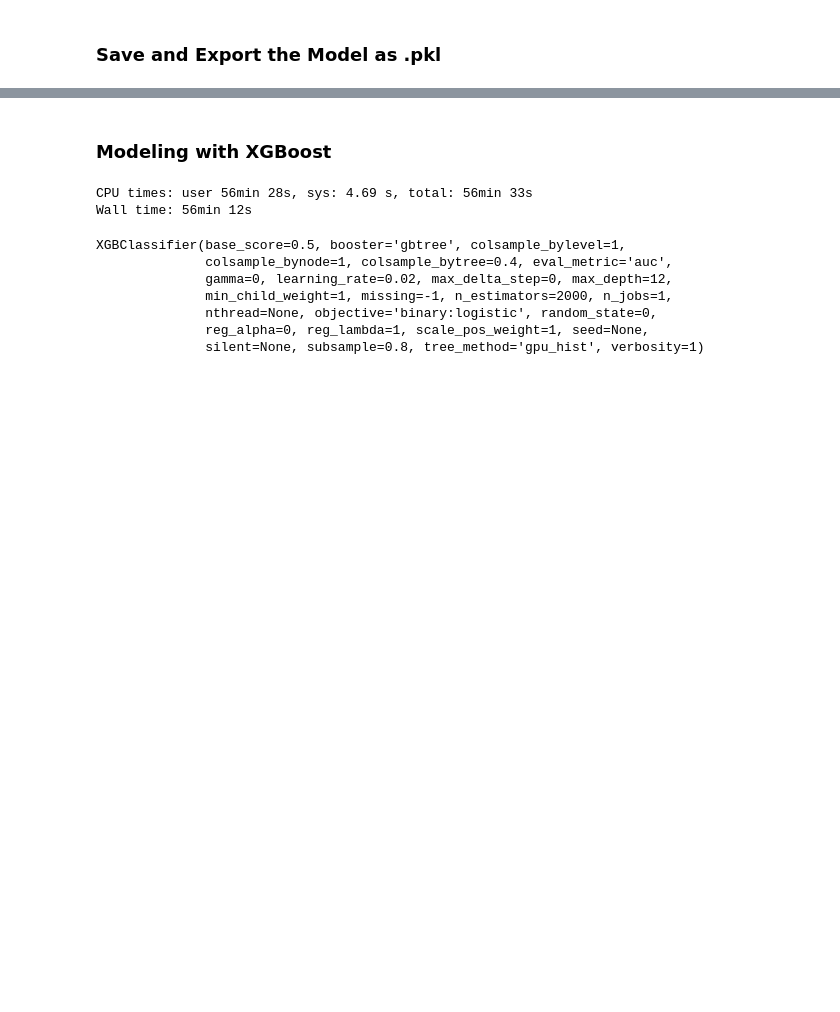
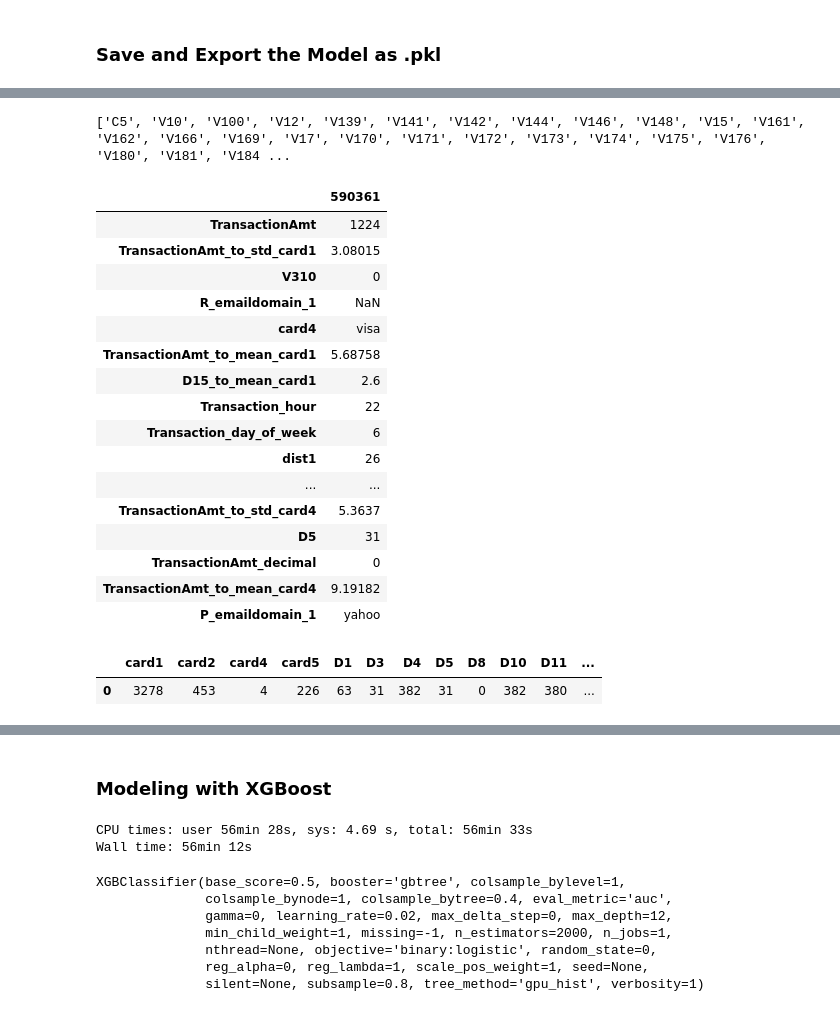
Before and after one commit to fidanfatih/Fraud_Detection, a Jupyter notebook: fraud_detection_phase8a.ipynb, the cells around one changed output, grey strips where cells are left out. Saved outputs shown, nothing was run; the diff lists cells and outputs as text; code cells hidden in the pictures; blank space fills up the shorter version.

```diff
--- a/fraud_detection_phase8a.ipynb
+++ b/fraud_detection_phase8a.ipynb
@@ -356,0 +426,43 @@ roc_auc(clf, X_test, y_test)
+# %%
+nominal_cat= ['ProductCD', 'DeviceInfo', 'DeviceType','Transaction_day_of_week','Transaction_hour'] + \
+             ['R_emaildomain_1', 'R_emaildomain_2', 'R_emaildomain_3'] + \
+             ['P_emaildomain_1', 'P_emaildomain_2', 'P_emaildomain_3']+ \
+             ['id_12','id_15','id_16','id_28','id_29','id_30','id_31','id_34','id_35', 'id_36', 'id_37', 'id_38'] + \
+             ['M2', 'M3', 'M4', 'M5', 'M6', 'M7', 'M8', 'M9']+ \
+             ['card4', 'card6'] # mode, 'None'
+nominal_cat= [col for col in nominal_cat if col in df_raw.columns]
+
+ordinal_cat= [col for col in df_raw.columns if (re.search('^id\d*', col)) and (df_raw[col].nunique()<200)] + \
+             [col for col in df_raw.columns if (re.search('^V\d*', col)) and (df_raw[col].nunique()<1000)] +  \
+             [col for col in df_raw.columns if (re.search('^M\d*', col)) and (df_raw[col].nunique()<1000)] + \
+             [col for col in df_raw.columns if (re.search('^C\d*', col)) and (df_raw[col].nunique()<1000)] + \
+             [col for col in df_raw.columns if (re.search('^card\d*', col)) and (df_raw[col].nunique()<1000)]
+            #  [col for col in df.columns if (re.search('^D\d', col)) and (df[col].nunique()<600)] + \
+ordinal_cat = sorted( set(ordinal_cat) - set(nominal_cat) )  # -1/ mode
+ordinal_cat = [col for col in ordinal_cat if col in df_raw.columns]
+print(ordinal_cat)
+# %% [output]
+['C5', 'V10', 'V100', 'V12', 'V139', 'V141', 'V142', 'V144', 'V146', 'V148', 'V15', 'V161', 'V162', 'V166', 'V169', 'V17', 'V170', 'V171', 'V172', 'V173', 'V174', 'V175', 'V176', 'V180', 'V181', 'V184 ...
+# %%
+df_raw.loc[590361,set(my_dict.keys())-set(['Transaction_hour_freq',
+                                           'Transaction_day_of_week_freq',
+                                           'R_emaildomain_1_freq',
+                                           'P_emaildomain_1_freq'])].to_frame()
+# %% [output]
+|  | 590361 |
+| TransactionAmt | 1224 |
+| TransactionAmt_to_std_card1 | 3.08015 |
+| V310 | 0 |
+| R_emaildomain_1 | NaN |
+| card4 | visa |
+| TransactionAmt_to_mean_card1 | 5.68758 |
+| D15_to_mean_card1 | 2.6 |
+| Transaction_hour | 22 |
+| Transaction_day_of_week | 6 |
+| dist1 | 26 |
+| ... | ... |
+| TransactionAmt_to_std_card4 | 5.3637 |
+| D5 | 31 |
+| TransactionAmt_decimal | 0 |
+| TransactionAmt_to_mean_card4 | 9.19182 |
+| P_emaildomain_1 | yahoo |
@@ -356,0 +509,5 @@ roc_auc(clf, X_test, y_test)
+# %%
+pd.DataFrame([my_dict])
+# %% [output]
+|  | card1 | card2 | card4 | card5 | D1 | D3 | D4 | D5 | D8 | D10 | D11 | ... |
+| 0 | 3278 | 453 | 4 | 226 | 63 | 31 | 382 | 31 | 0 | 382 | 380 | ... |
```
Also changed, not shown: parts of 19 cells of this notebook.
